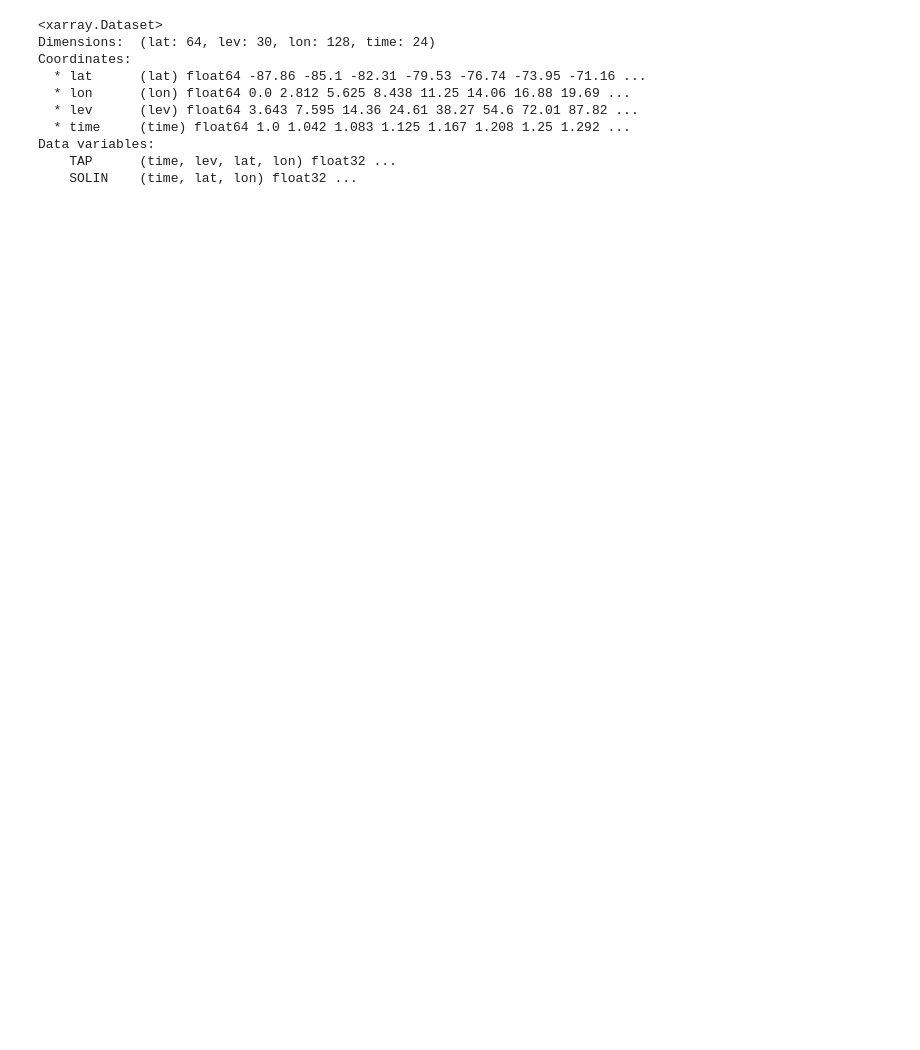
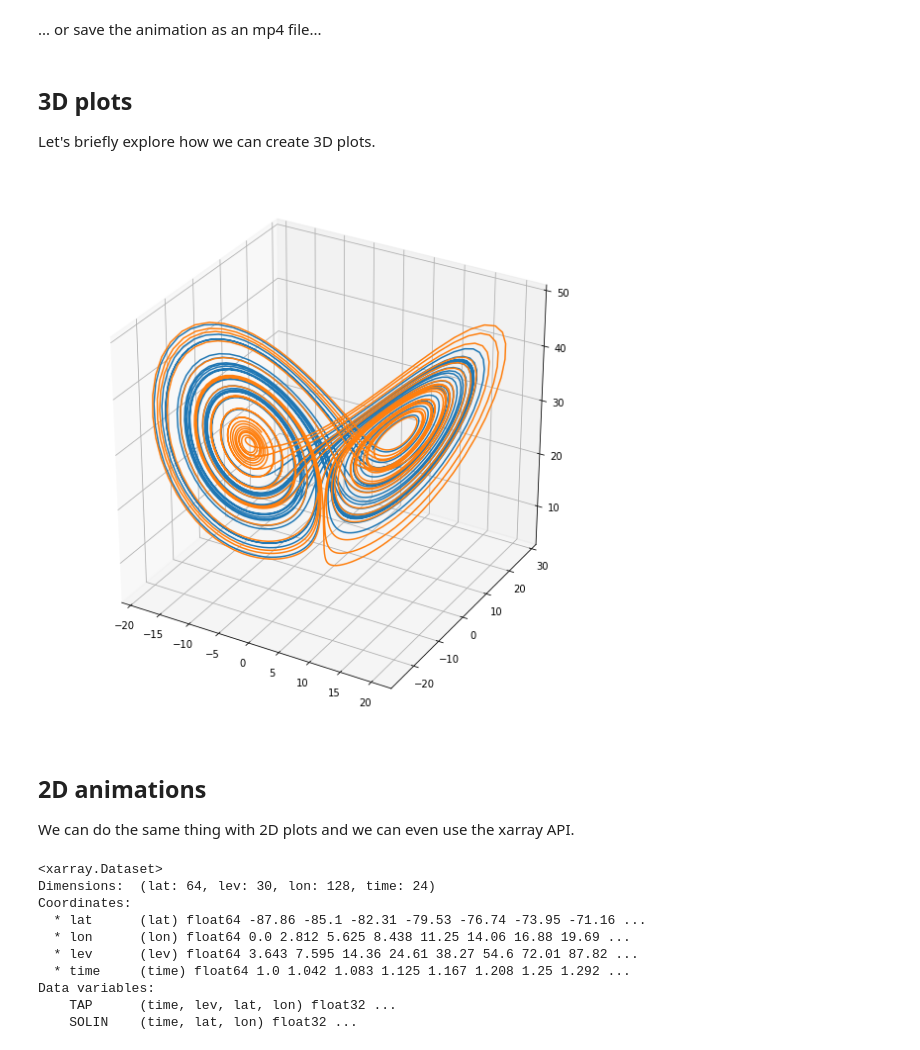
Before and after one commit to raspstephan/ESS-Python-Tutorial, a Jupyter notebook: materials/week5/mpl-animations.ipynb, the cells around one changed output. Drawn from its saved outputs; the diff is of its cells as text; code cells hidden in the pictures; blank space fills up the shorter version.

```diff
--- a/materials/week5/mpl-animations.ipynb
+++ b/materials/week5/mpl-animations.ipynb
@@ -78,0 +106,2 @@ import xarray as xr
+# %% [markdown]
+... or save the animation as an mp4 file...
@@ -79,3 +110,21 @@ import xarray as xr
+# %% [markdown]
+## 3D plots
+
+Let's briefly explore how we can create 3D plots.
+# %%
+def plot_attractor(hists):
+    if np.array(hists).ndim == 2: hists = [hists]
+    hists = [np.array(h) for h in hists]
+    fig = plt.figure(figsize=(10, 10)); ax = fig.gca(projection='3d')
+    [ax.plot(h[:,0], h[:,1], h[:,2]) for h in hists]
+# %%
+plot_attractor([l1.hist, l2.hist])
+# %% [output]
+[figure, added]
+# %% [markdown]
+## 2D animations
+
+We can do the same thing with 2D plots and we can even use the xarray API.
 # %%
 ds = xr.open_dataset('../week4/CAM02.nc', decode_times=False)
 # %%
```
Also changed, not shown: parts of 33 cells of this notebook.
